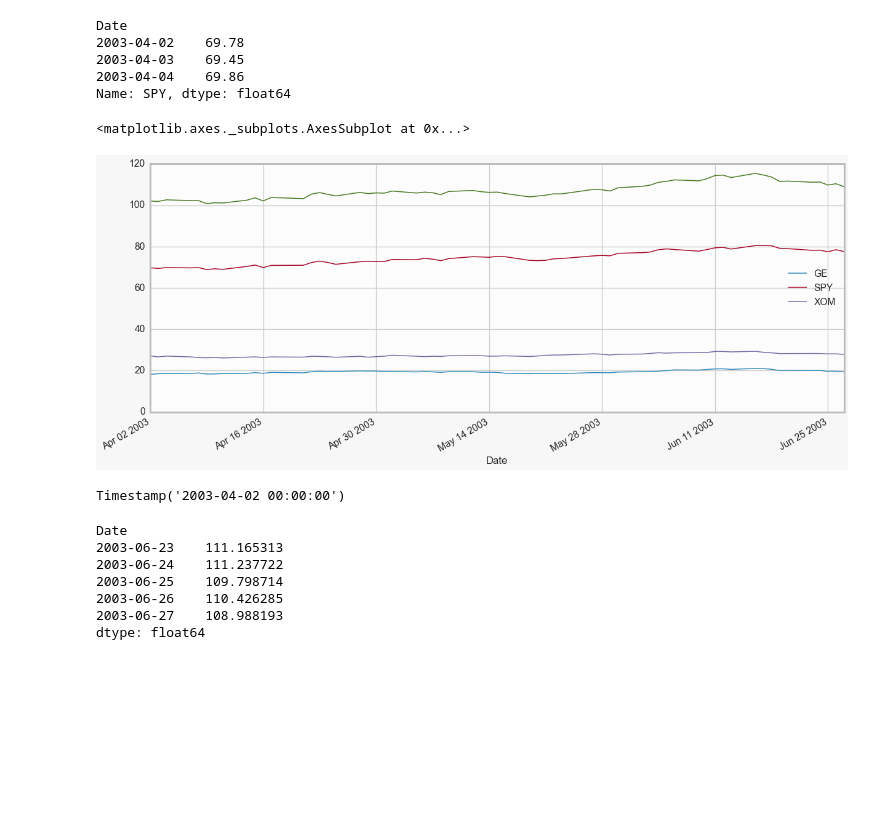
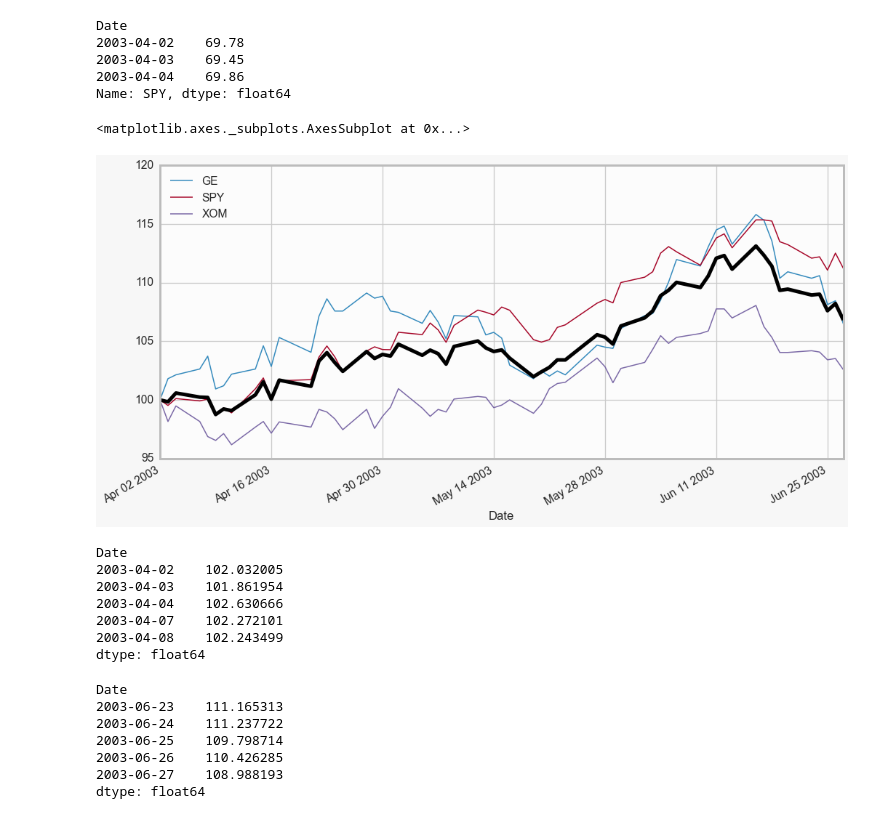
Before and after one commit to AlgoSkyNet/sandbox_py, a Jupyter notebook: sandbox_py_1.ipynb, the cells around one changed output. Drawn from its saved outputs; the diff is of its cells as text; code cells hidden in the pictures; blank space fills up the shorter version.

```diff
--- a/sandbox_py_1.ipynb
+++ b/sandbox_py_1.ipynb
@@ -154,6 +154,8 @@ def cum_returns(df, withStartingValue=None):
 def detrendTS(theTS):
     return pd.Series(data=signal.detrend(theTS.values),index=theTS.index.values)
 # %%
+##### Strategy Performance statistics & timeseries analysis functions
+
 def maxDrawdown(ts):
     MDD = 0
     DD = 0
@@ -168,6 +170,8 @@ def maxDrawdown(ts):
     return -1*MDD
 
 def annualReturn(ts, inputIsNAV=True):
+    if ts.size < 2:
+        return np.nan
     if inputIsNAV:
         tempReturns = ts.pct_change().dropna()
         return tempReturns.mean() * 252
@@ -176,21 +180,33 @@ def annualReturn(ts, inputIsNAV=True):
 
 
 def annualVolatility(ts, inputIsNAV=True):
+    if ts.size < 2:
+        return np.nan
     if inputIsNAV:
         tempReturns = ts.pct_change().dropna()
         return tempReturns.std() * np.sqrt(252)
     else:
         return ts.std() * np.sqrt(252)
 
+def calmerRatio(ts, inputIsNAV=True):
+    if inputIsNAV:
+        temp = annualReturn(ts=ts, inputIsNAV=inputIsNAV) / abs(maxDrawdown(ts=ts))
+    else:
+        tempNAV = cum_returns(ts,withStartingValue=100)
+        temp = annualReturn(ts=ts, inputIsNAV=inputIsNAV) / abs(maxDrawdown(ts=tempNAV))
+
+    if np.isinf(temp):
+        return np.nan
+    else:
+        return temp
 
 def sharpeRatio(ts, inputIsNAV=True):
-    if inputIsNAV:
-        tempReturns = ts.pct_change().dropna()
-        return (tempReturns.mean() / tempReturns.std()) * (np.sqrt(252))
-    else:
-        return (ts.mean() / ts.std()) * (np.sqrt(252))
+    return annualReturn(ts, inputIsNAV=True) / annualVolatility(ts, inputIsNAV=True)
 
 def stabilityOfTimeseries( ts, logValue=True ):
+    if ts.size < 2:
+        return np.nan
+
     tsLen = ts.size
     X = range(0, tsLen)
     X = sm.add_constant(X)
@@ -271,9 +287,6 @@ def out_of_sample_vs_in_sample_P(ts, in_sample_length) :
     total_length = len(ts)
     short_long_diff = total_length - in_sample_length
 
-   # in_sample_list = [ x-ts[0] for x in ts[0:short_long_diff] ]
-   # out_of_sample_list = [ x-ts[short_long_diff] for x in ts[short_long_diff:total_length] ]
-
     in_sample_list = [ x for x in ts[0:short_long_diff] ]
     out_of_sample_list = [ x for x in ts[short_long_diff:total_length] ]
 
@@ -281,10 +294,12 @@ def out_of_sample_vs_in_sample_P(ts, in_sample_length) :
 
     return tempP
 
+
 def out_of_sample_vs_in_sample_P_rolling(ts, in_sample_length, rolling_length) :
     test_rolling_ttest = [ (ts.index[i+rolling_length] ,
                             out_of_sample_vs_in_sample_P(ts[i:i+rolling_length], in_sample_length) )
                           for i in range(0, len(ts)-rolling_length,rolling_length) ]
+
     tempDF = pd.DataFrame(test_rolling_ttest)
     tempDF.index = tempDF[0]
     tempDF.index.name = 'Date'
@@ -292,6 +307,8 @@ def out_of_sample_vs_in_sample_P_rolling(ts, in_sample_length, rolling_length) :
     tempDF.columns = ['pvalue']
 
     return tempDF
+
+##### Strategy Performance statistics & timeseries analysis functions
 # %%
 out_of_sample_vs_in_sample_P_rolling(AAPL.AdjClose.pct_change().dropna(), 100, 200).plot()
 print( np.mean(out_of_sample_vs_in_sample_P_rolling(AAPL.AdjClose.pct_change().dropna(), 100, 200)) )
@@ -1058,16 +1177,22 @@ Date
 2003-04-04    69.86
 Name: SPY, dtype: float64
 # %%
-twf_port.get('rebalances').iloc[0]['futurePeriod_holdingsData'].plot()
+normalize(twf_port.get('rebalances').iloc[0]['futurePeriod_holdingsData'],100).plot()
 tempts = twf_port.get('rebalances').iloc[0]['eqPort']
-tempts.plot()
+normalize(tempts,100).plot(color="black",linewidth=5)
 # %% [output]
 <matplotlib.axes._subplots.AxesSubplot at 0x...>
-[figure, old version]
+[figure, new version]
 # %%
-tempts.head().index[0]
+tempts.head()
 # %% [output]
-Timestamp('2003-04-02 00:00:00')
+Date
+2003-04-02    102.032005
+2003-04-03    101.861954
+2003-04-04    102.630666
+2003-04-07    102.272101
+2003-04-08    102.243499
+dtype: float64
 # %%
 tempts.tail()
 # %% [output]
```
Also changed, not shown: parts of 24 cells of this notebook.
